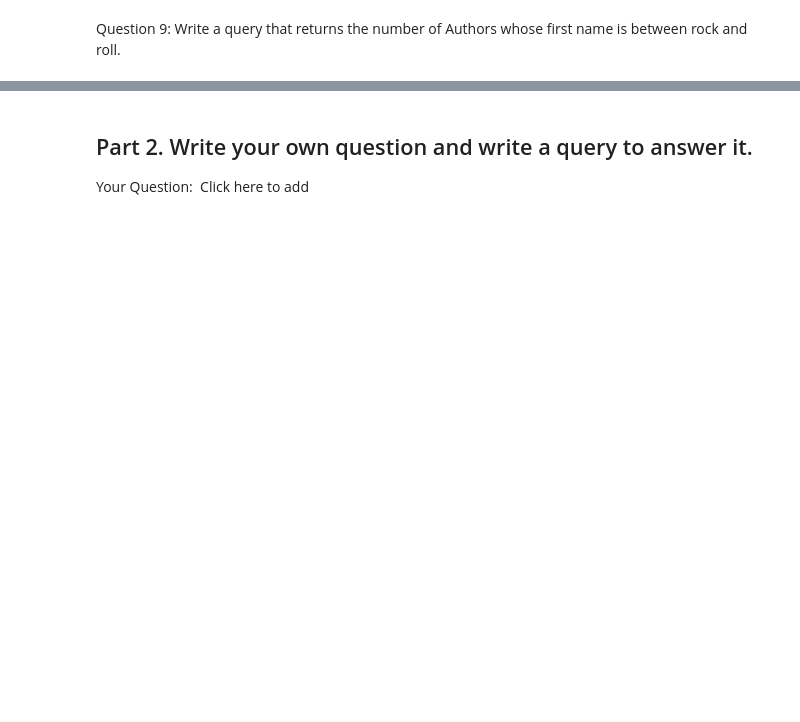
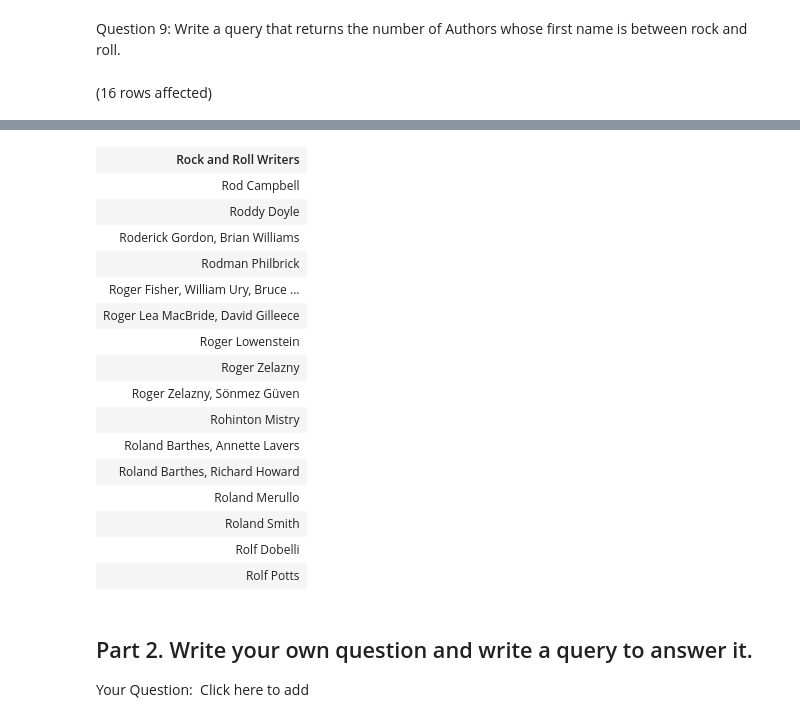
Before and after one commit to ddgar06/SQL-Part-1-Studio, a Jupyter notebook: SQL-Part-1-Studio.ipynb, the cells around one changed output, grey strips where cells are left out. Drawn from its saved outputs; the diff is of its cells as text; code cells hidden in the pictures; blank space fills up the shorter version.

```diff
--- a/SQL-Part-1-Studio.ipynb
+++ b/SQL-Part-1-Studio.ipynb
@@ -160,3 +168,9 @@ Are there any other issues?
 Question 9: Write a query that returns the number of Authors whose first name is between rock and roll.
 # %%
 -- return number of authors whose first name is between rock and roll
+
+SELECT DISTINCT (authors) AS 'Rock and Roll Writers'
+FROM BooksDB.dbo.books
+where authors BETWEEN 'rock' and 'roll';
+# %% [output]
+(16 rows affected)
@@ -163,3 +178,20 @@ Question 9: Write a query that returns the number of Authors whose first name is
+| Rock and Roll Writers |
+| Rod Campbell |
+| Roddy Doyle |
+| Roderick Gordon, Brian Williams |
+| Rodman Philbrick |
+| Roger Fisher, William Ury, Bruce ... |
+| Roger Lea MacBride, David Gilleece |
+| Roger Lowenstein |
+| Roger Zelazny |
+| Roger Zelazny, Sönmez Güven |
+| Rohinton Mistry |
+| Roland Barthes, Annette Lavers |
+| Roland Barthes, Richard Howard |
+| Roland Merullo |
+| Roland Smith |
+| Rolf Dobelli |
+| Rolf Potts |
 # %% [markdown]
 ## Part 2. Write your own question and write a query to answer it.
 
```
Also changed, not shown: parts of 15 cells of this notebook.
